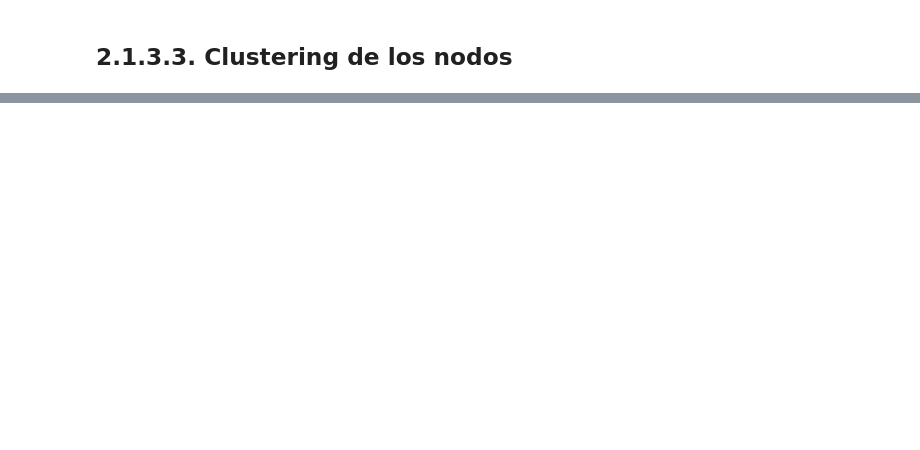
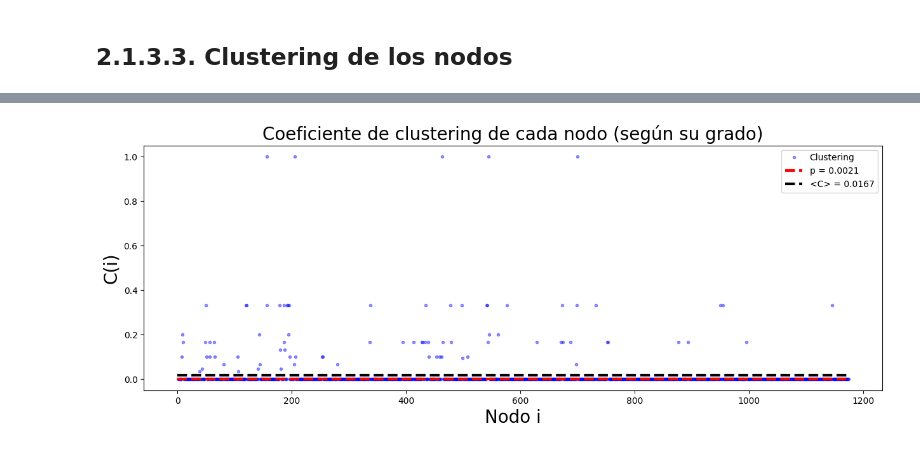
Before and after one commit to pplalo/Quack, a Jupyter notebook: Ciencia_de_Redes/evidencia_práctica_4.ipynb, the cells around one changed output, grey strips where cells are left out. Saved outputs shown, nothing was run; the diff lists cells and outputs as text; code cells hidden in the pictures; blank space fills up the shorter version.

```diff
--- a/Ciencia_de_Redes/evidencia_práctica_4.ipynb
+++ b/Ciencia_de_Redes/evidencia_práctica_4.ipynb
@@ -155,0 +180,14 @@ plt.show()
+# %%
+plt.figure(figsize = [15,5])
+df.Clustering.plot(style = 'b.', alpha = .4)
+
+plt.plot([0,N], [p,p], 'r--', linewidth = 3, label = 'p = %.4f' %p)
+plt.plot([0,N], [C,C], 'k--', linewidth = 3, label = '<C> = %.4f' %C)
+
+plt.xlabel('Nodo i', size = 20)
+plt.ylabel('C(i)', size = 20)
+plt.title('Coeficiente de clustering de cada nodo (según su grado)', size = 20)
+plt.legend()
+plt.show()
+# %% [output]
+[figure, added]
```
Also changed, not shown: parts of 17 cells of this notebook, 2 other files.
